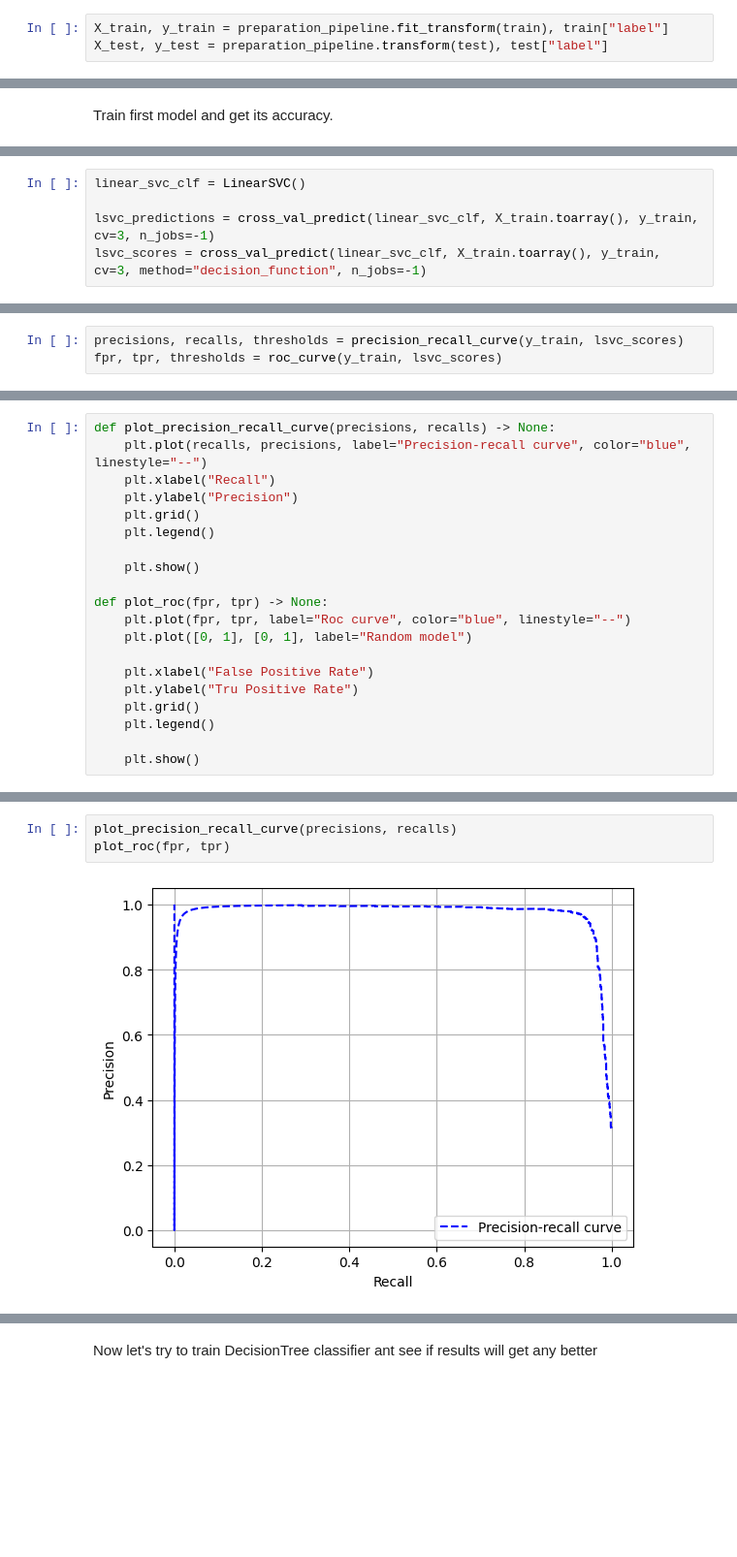
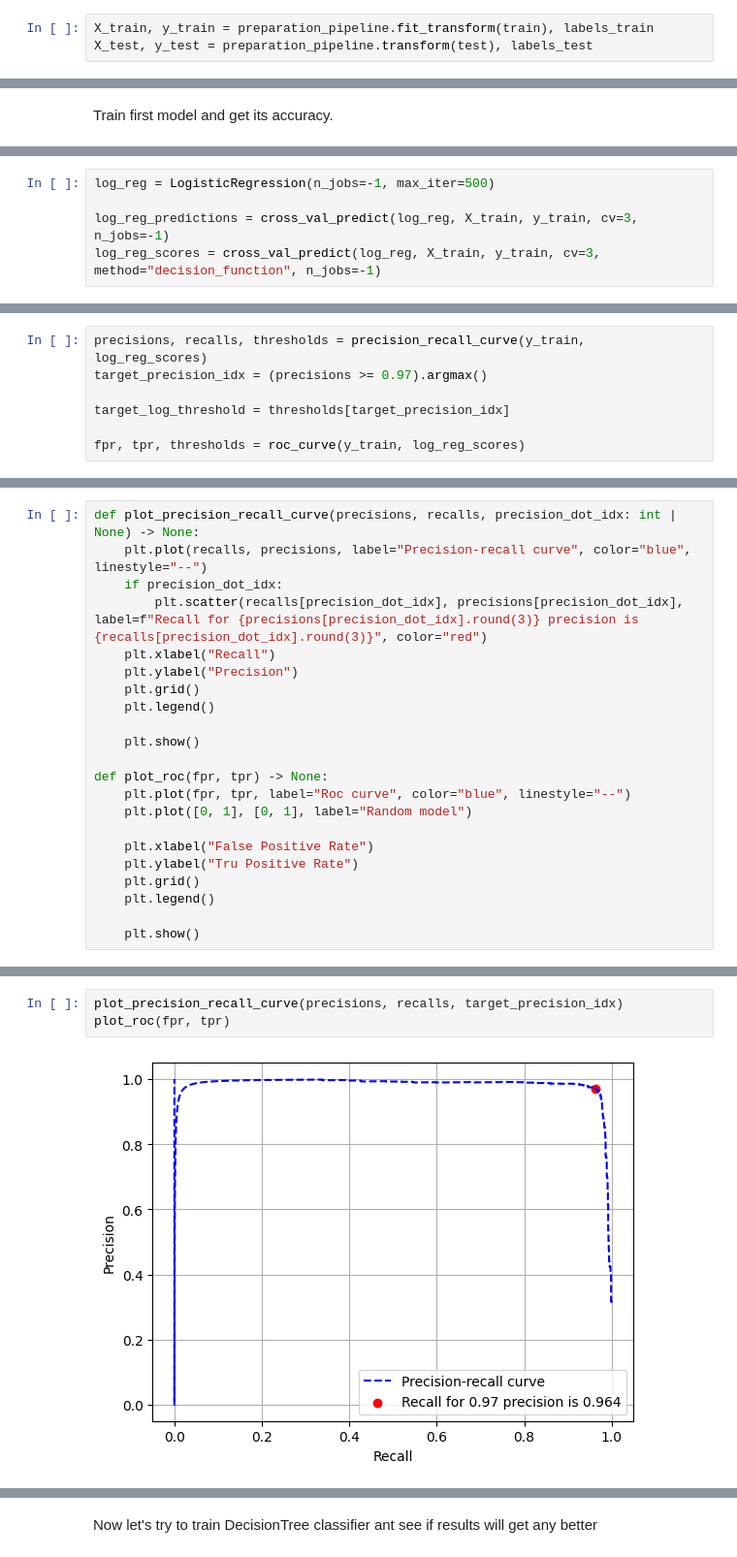
Before and after one commit to yeghor/Learning-Machine-Learning, a Jupyter notebook: jupyter_notes/Spam-Letters-Classification.ipynb, the cells around one changed output, grey strips where cells are left out. Shown at 97% size. Drawn from its saved outputs; the diff is of its cells as text; blank space fills up the shorter version.

Commit message:
finished spam classifier project, 97% precision and 96.8% recall :)

```diff
--- a/jupyter_notes/Spam-Letters-Classification.ipynb
+++ b/jupyter_notes/Spam-Letters-Classification.ipynb
@@ -243,5 +248,5 @@ Create X and y of both train and test datasets.
 
 > Note! We don't call `fit_transform` on a test dataset!
 # %%
-X_train, y_train = preparation_pipeline.fit_transform(train), train["label"]
-X_test, y_test = preparation_pipeline.transform(test), test["label"]
+X_train, y_train = preparation_pipeline.fit_transform(train), labels_train
+X_test, y_test = preparation_pipeline.transform(test), labels_test
@@ -252,5 +260,5 @@ Get predictions, predictions scores, data for precision recall trade-off and dat
 # %%
-linear_svc_clf = LinearSVC()
+log_reg = LogisticRegression(n_jobs=-1, max_iter=500)
 
-lsvc_predictions = cross_val_predict(linear_svc_clf, X_train.toarray(), y_train, cv=3, n_jobs=-1)
-lsvc_scores = cross_val_predict(linear_svc_clf, X_train.toarray(), y_train, cv=3, method="decision_function", n_jobs=-1)
+log_reg_predictions = cross_val_predict(log_reg, X_train, y_train, cv=3, n_jobs=-1)
+log_reg_scores = cross_val_predict(log_reg, X_train, y_train, cv=3, method="decision_function", n_jobs=-1)
@@ -257,3 +269,7 @@ lsvc_scores = cross_val_predict(linear_svc_clf, X_train.toarray(), y_train, cv=3
 # %%
-precisions, recalls, thresholds = precision_recall_curve(y_train, lsvc_scores)
-fpr, tpr, thresholds = roc_curve(y_train, lsvc_scores)
+precisions, recalls, thresholds = precision_recall_curve(y_train, log_reg_scores)
+target_precision_idx = (precisions >= 0.97).argmax()
+
+target_log_threshold = thresholds[target_precision_idx]
+
+fpr, tpr, thresholds = roc_curve(y_train, log_reg_scores)
@@ -260,6 +278,8 @@ fpr, tpr, thresholds = roc_curve(y_train, lsvc_scores)
 # %%
-def plot_precision_recall_curve(precisions, recalls) -> None:
+def plot_precision_recall_curve(precisions, recalls, precision_dot_idx: int | None) -> None:
     plt.plot(recalls, precisions, label="Precision-recall curve", color="blue", linestyle="--")
+    if precision_dot_idx:
+        plt.scatter(recalls[precision_dot_idx], precisions[precision_dot_idx], label=f"Recall for {precisions[precision_dot_idx].round(3)} precision is {recalls[precision_dot_idx].round(3)}", color="red")
     plt.xlabel("Recall")
     plt.ylabel("Precision")
     plt.grid()
@@ -280,5 +302,5 @@ def plot_roc(fpr, tpr) -> None:
 # %%
-plot_precision_recall_curve(precisions, recalls)
+plot_precision_recall_curve(precisions, recalls, target_precision_idx)
 plot_roc(fpr, tpr)
 # %% [output]
-[figure, old version]
+[figure, new version]
```
Also changed, not shown: parts of 21 cells of this notebook.
